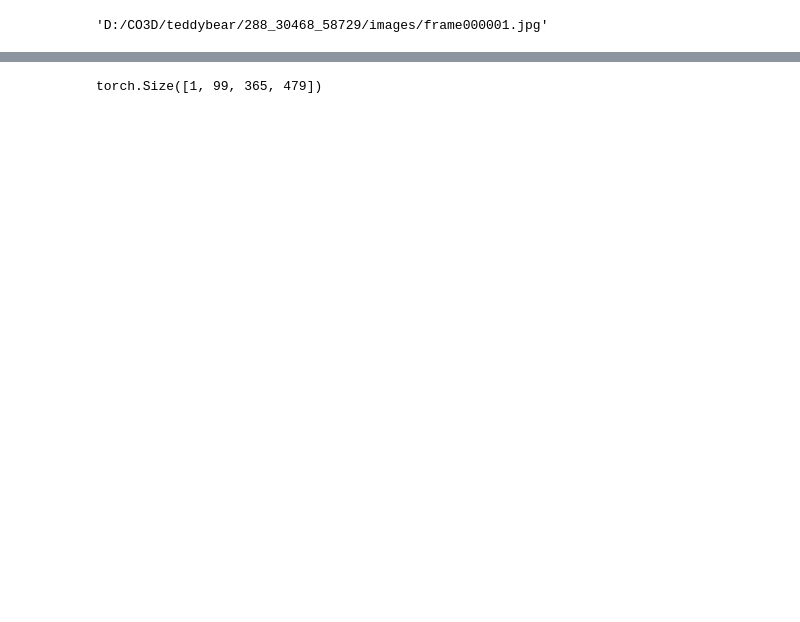
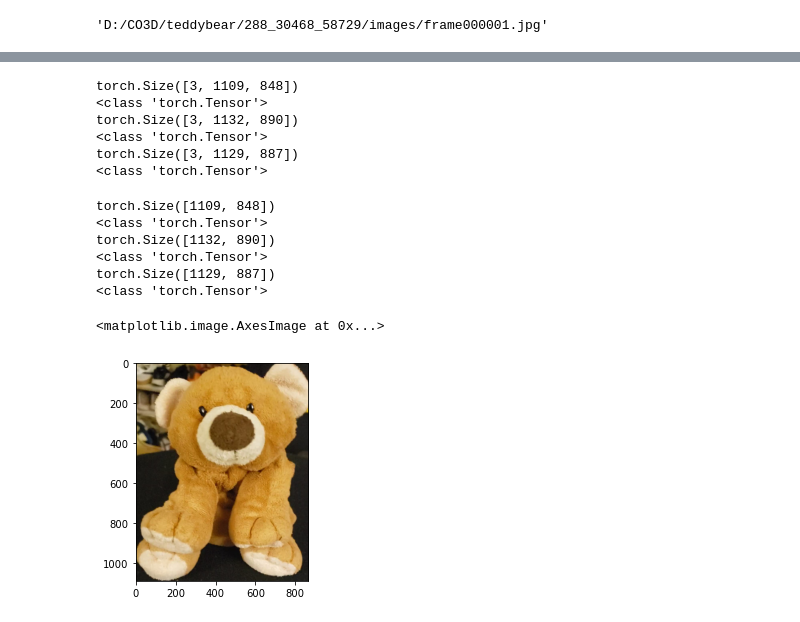
Before and after one commit to nogoing/CameraOptim, a Jupyter notebook: test_notebook.ipynb, the cells around one changed output, grey strips where cells are left out. Drawn from its saved outputs; the diff is of its cells as text; code cells hidden in the pictures; blank space fills up the shorter version.

Commit message:
mask bounded cropping

```diff
--- a/test_notebook.ipynb
+++ b/test_notebook.ipynb
@@ -1423,7 +1139,8 @@ N_src = 3
 category = ["teddybear"]
 depth_range =  [0.2, 1.8]
 
-train_dataset = CO3Ddataset(root_dir=root_dir, mode=mode, N_src=N_src, categories=category, depth_range=depth_range)
+train_dataset = CO3Ddataset(root_dir=root_dir, mode=mode, N_src=N_src, categories=category,
+                            bounded_crop=True, pose_normalize=False)
 # %% [output]
 loading ['teddybear'] for train
 # %%
@@ -1485,4 +1212,27 @@ features = feature_net(input_img)
-# %%
-features.shape
-# %% [output]
-torch.Size([1, 99, 365, 479])
+# %%
+for item in ret['src_rgbs']:
+    print(item.shape)
+    print(type(item))
+# %% [output]
+torch.Size([3, 1109, 848])
+<class 'torch.Tensor'>
+torch.Size([3, 1132, 890])
+<class 'torch.Tensor'>
+torch.Size([3, 1129, 887])
+<class 'torch.Tensor'>
+# %%
+for item in ret['src_masks']:
+    print(item.shape)
+    print(type(item))
+# %% [output]
+torch.Size([1109, 848])
+<class 'torch.Tensor'>
+torch.Size([1132, 890])
+<class 'torch.Tensor'>
+torch.Size([1129, 887])
+<class 'torch.Tensor'>
+# %%
+plt.imshow(ret['rgb'].numpy().transpose(1, 2, 0))
+# %% [output]
+<matplotlib.image.AxesImage at 0x...>
+[figure, added]
```
Also changed, not shown: parts of 30 cells of this notebook, 4 other files.
